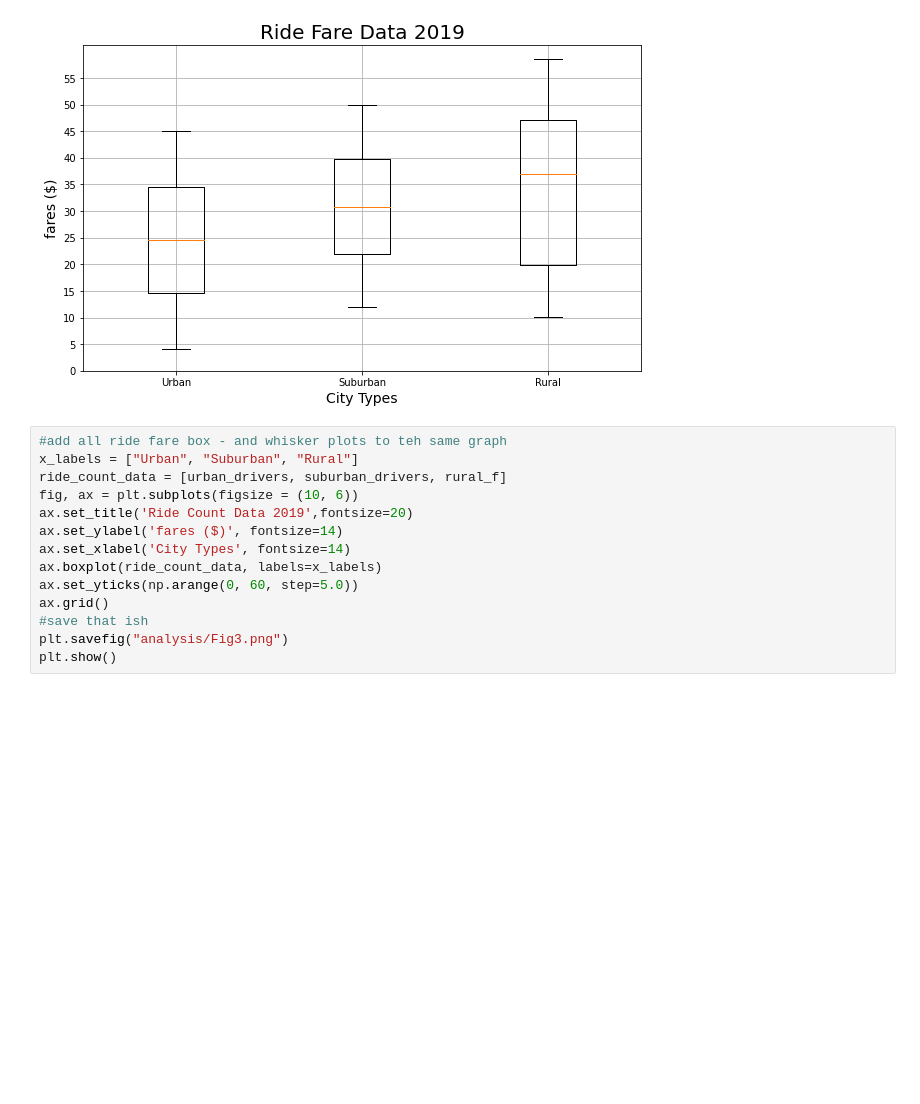
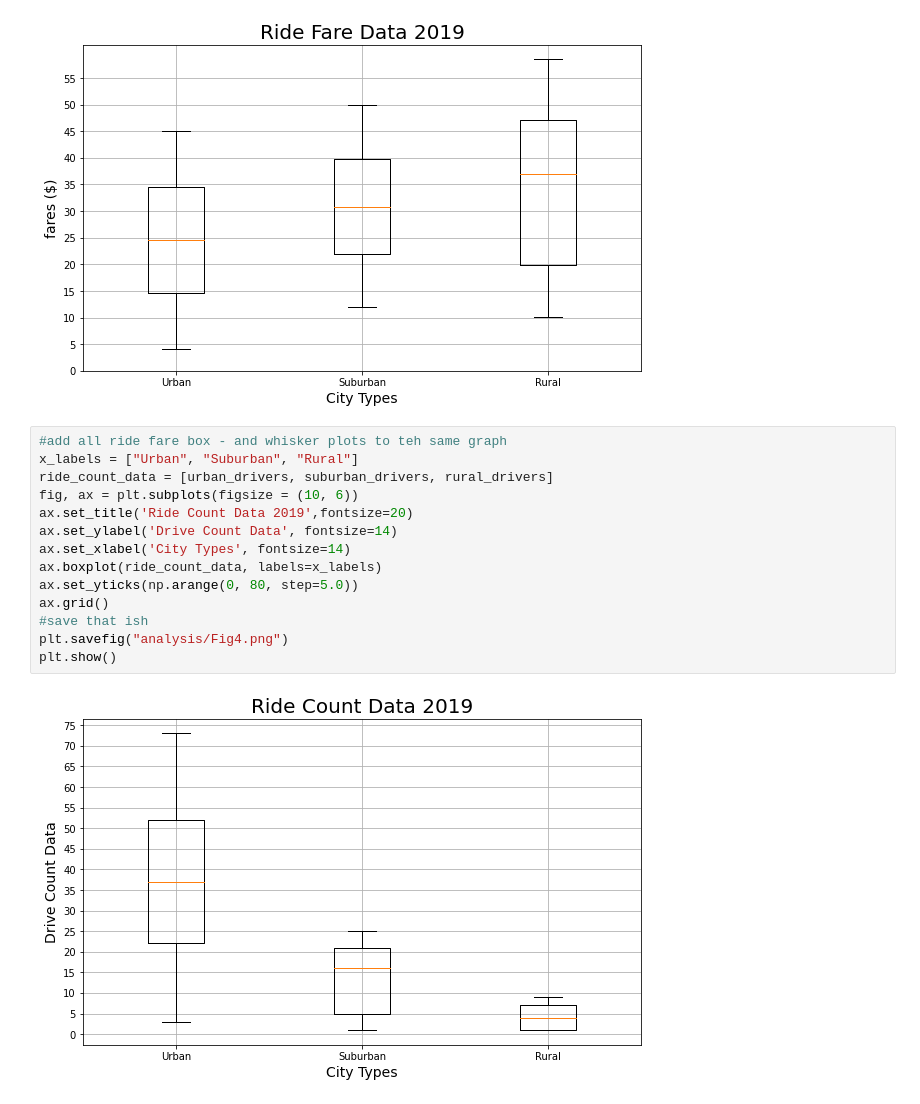
Before and after one commit to mtalbot1516/PyBer_Analysis, a Jupyter notebook: Pyber.ipynb, the cells around one changed output. Drawn from its saved outputs; the diff is of its cells as text; blank space fills up the shorter version.

```diff
--- a/Pyber.ipynb
+++ b/Pyber.ipynb
@@ -500,14 +500,16 @@ plt.show()
 # %%
 #add all ride fare box - and whisker plots to teh same graph
 x_labels = ["Urban", "Suburban", "Rural"]
-ride_count_data = [urban_drivers, suburban_drivers, rural_f]
+ride_count_data = [urban_drivers, suburban_drivers, rural_drivers]
 fig, ax = plt.subplots(figsize = (10, 6))
 ax.set_title('Ride Count Data 2019',fontsize=20)
-ax.set_ylabel('fares ($)', fontsize=14)
+ax.set_ylabel('Drive Count Data', fontsize=14)
 ax.set_xlabel('City Types', fontsize=14)
 ax.boxplot(ride_count_data, labels=x_labels)
-ax.set_yticks(np.arange(0, 60, step=5.0))
+ax.set_yticks(np.arange(0, 80, step=5.0))
 ax.grid()
 #save that ish
-plt.savefig("analysis/Fig3.png")
+plt.savefig("analysis/Fig4.png")
 plt.show()
+# %% [output]
+[figure, added]
```
Also changed, not shown: parts of 8 cells of this notebook, 3 other files.
